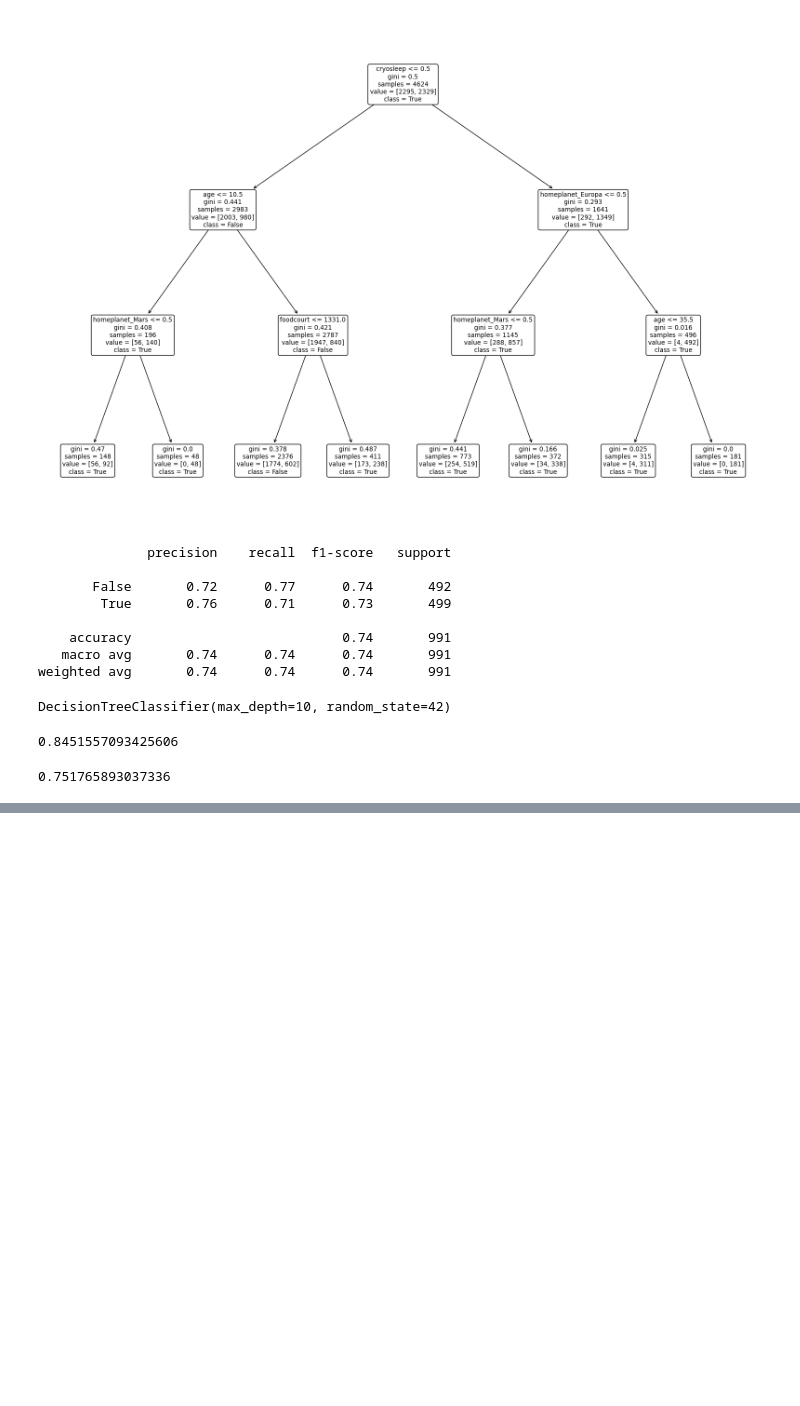
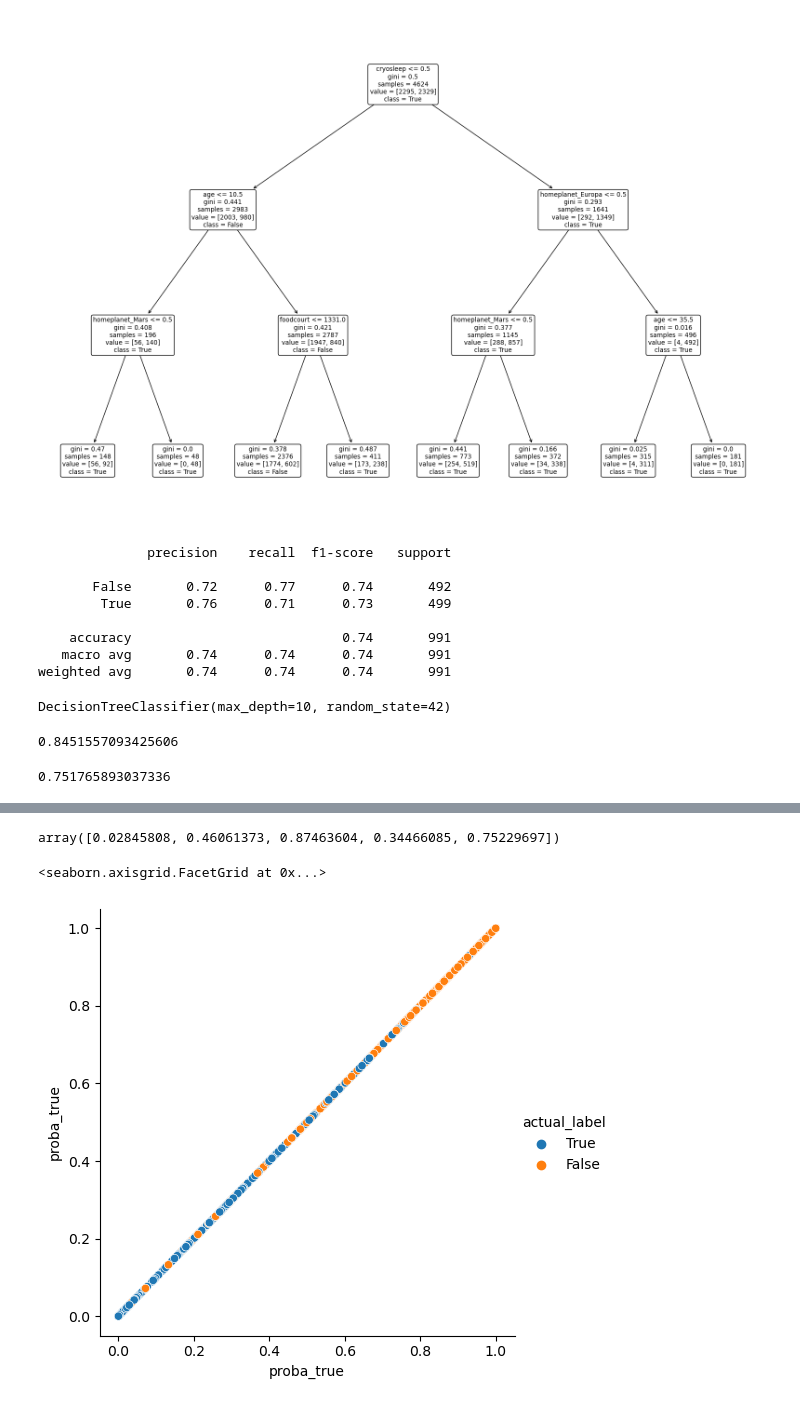
Before and after one commit to wherrickjr/classification-exercises, a Jupyter notebook: decision-tree-lesson.ipynb, the cells around one changed output, grey strips where cells are left out. Saved outputs shown, nothing was run; the diff lists cells and outputs as text; code cells hidden in the pictures; blank space fills up the shorter version.

```diff
--- a/decision-tree-lesson.ipynb
+++ b/decision-tree-lesson.ipynb
@@ -197,0 +296,2 @@ big_clf.score(x_val, y_val)
+# %%
+proba_array = logit2.predict_proba(x_val)
@@ -197,0 +318,3 @@ big_clf.score(x_val, y_val)
+# %%
+for row in proba_array:
+    print(row[1])
@@ -197,0 +339,5 @@ big_clf.score(x_val, y_val)
+# %%
+proba_true = np.array([row[0] for row in proba_array])
+proba_true[:5]
+# %% [output]
+array([0.02845808, 0.46061373, 0.87463604, 0.34466085, 0.75229697])
@@ -197,0 +346,8 @@ big_clf.score(x_val, y_val)
+# %%
+graph_df = pd.DataFrame({'proba_true': proba_true,
+             'actual_label': y_val})
+# %%
+sns.relplot(data = graph_df, x = 'proba_true', y = 'proba_true', hue = 'actual_label')
+# %% [output]
+<seaborn.axisgrid.FacetGrid at 0x...>
+[figure, added]
```
Also changed, not shown: parts of 25 cells of this notebook, 4 other files.
